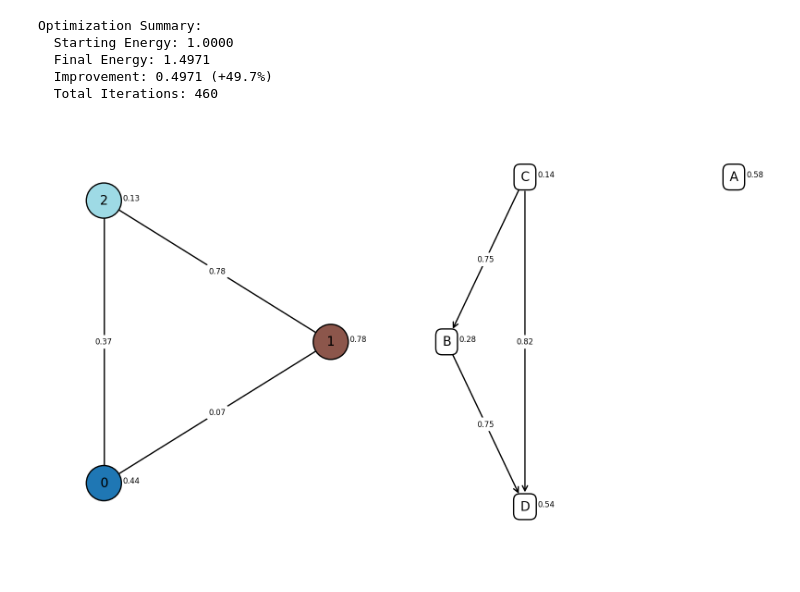
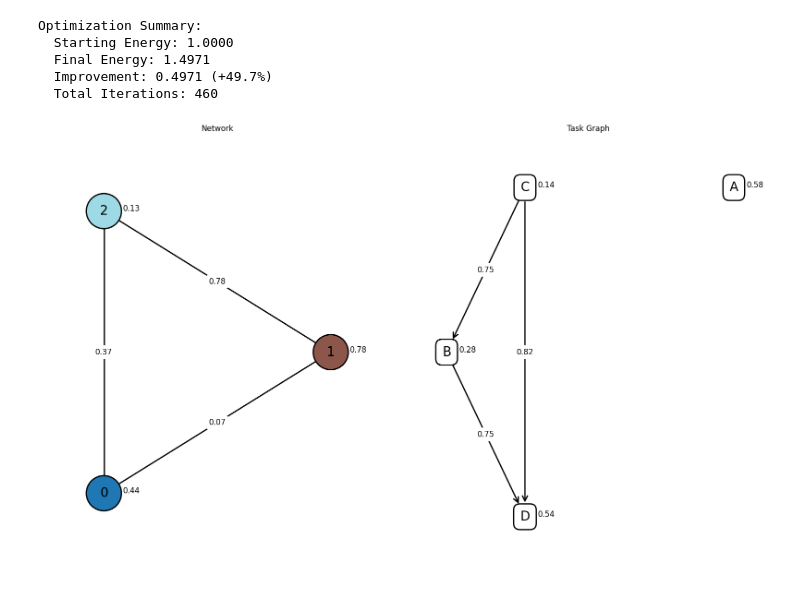
Before and after one commit to ANRGUSC/saga, a Jupyter notebook: scripts/experiments/pisa/explore_results.ipynb, the cells around one changed output. Drawn from its saved outputs; the diff is of its cells as text; code cells hidden in the pictures.

```diff
--- a/scripts/experiments/pisa/explore_results.ipynb
+++ b/scripts/experiments/pisa/explore_results.ipynb
@@ -180,11 +180,15 @@ best_iteration = max(history, key=lambda x: x.current_energy)
 # %%
 fig, (ax1, ax2) = plt.subplots(1, 2, figsize=(16, 10))
 
 draw_network(best_iteration.current_network.graph, axis=ax1)
 draw_task_graph(best_iteration.current_task_graph.graph, axis=ax2)
+
+ax1.set_title("Network")
+ax2.set_title("Task Graph")
+
 fig.show()
 # %% [output]
-[figure, old version]
+[figure, new version]
 # %%
 fig, (ax1, ax2) = plt.subplots(2, 1, figsize=(16, 10))
 
```
Also changed, not shown: parts of 1 cell of this notebook.
